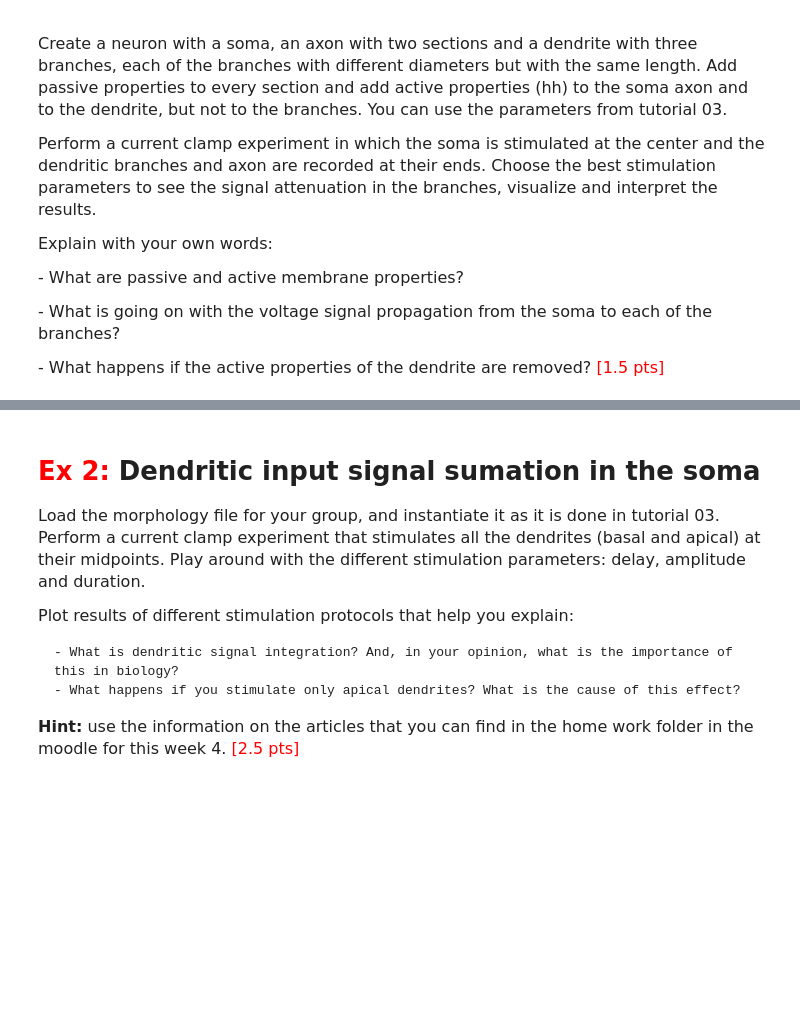
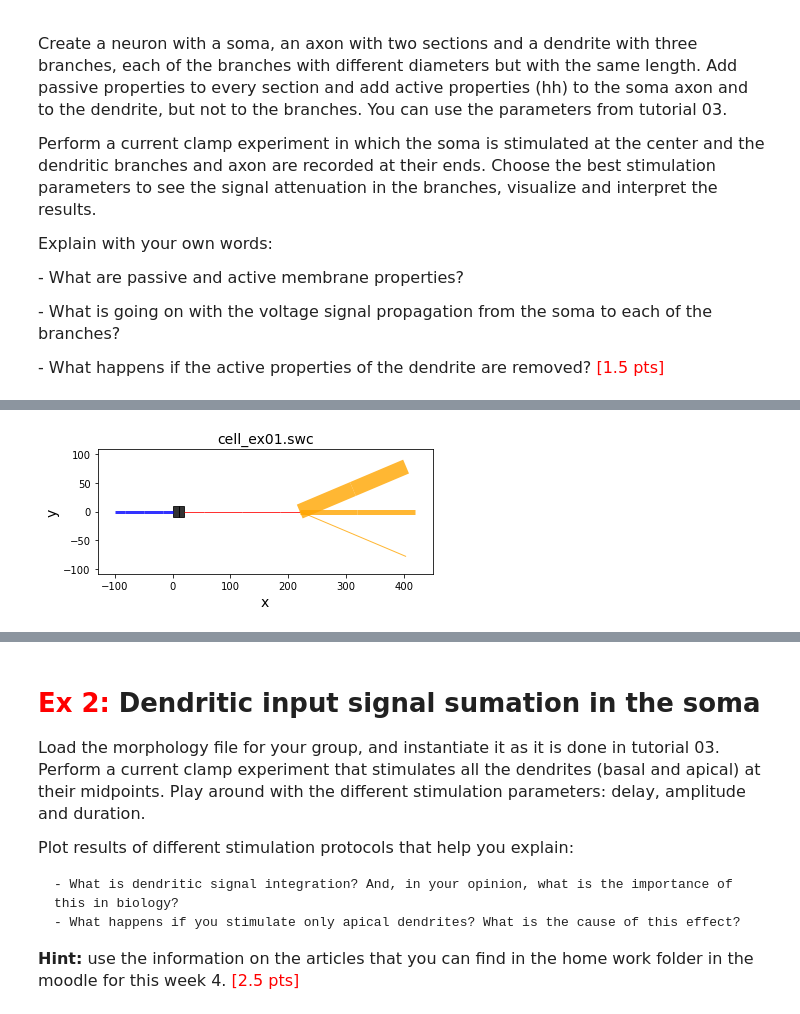
Before and after one commit to GBNTN/In_Silico_Homeworks, a Jupyter notebook: Week4_HomeWork_Martim.ipynb, the cells around one changed output, grey strips where cells are left out. Cells and saved outputs as stored; diff of their text form; code cells hidden in the pictures; blank space fills up the shorter version.

```diff
--- a/Week4_HomeWork_Martim.ipynb
+++ b/Week4_HomeWork_Martim.ipynb
@@ -34,0 +129,94 @@ __IMPORTANT:__<font size = "3"> Exercises in <font color='red'>red</font> are ma
+# %%
+# SOMA
+soma = h.Section(name='soma')
+soma.L = 20       # length (µm)
+soma.diam = 20    # diameter (µm)
+soma.Ra = 123.0   # axial resistivity (Ω*cm)
+soma.cm = 1       # capacitance (µF/cm^2)
+
+# Axon section - (blue in plot)
+axon = h.Section(name='axon')
+axon.diam = 3
+axon.L = 100      # length (µm)
+axon.nseg = 3     # diameter (µm)
+axon.Ra = 123.0   # axial resistivity (Ω*cm)
+axon.cm = 1       # capacitance (µF/cm^2)
+
+# DENDRITE - (red in plot)
+dend = h.Section(name='dend')
+dend.L = 200       # length (µm)
+dend.diam = 1     # diameter (µm)
+dend.nseg = 3    # number of segments
+dend.Ra = 123.0   # axial resistivity (Ω*cm)
+dend.cm = 1       # capacitance (µF/cm^2)
+
+# Topology
+axon.connect(soma(0))
+dend.connect(soma(1))
+
+# Passive properties
+soma.insert('pas')
+for seg in soma:
+    seg.pas.g = 0.0003 # Conductance of the leak channels (in S/cm2)
+    seg.pas.e = -70    # Leak reversal potential, it influences the steady state membrane potential
+
+axon.insert('pas')
+for seg in axon:
+    seg.pas.g = 0.0003 # Conductance of the leak channels (in S/cm2)
+    seg.pas.e = -70    # Leak reversal potential, it influences the steady state membrane potential
+
+dend.insert('pas')
+for seg in dend:
+    seg.pas.g = 0.0003 # Conductance of the leak channels (in S/cm2)
+    seg.pas.e = -70    # Leak reversal potential, it influences the steady state membrane potential$
+
+# Active properties
+soma.insert('hh')
+for seg in soma:
+    seg.hh.gkbar = 0.1   # Maximal conductance of the potassium channels
+    seg.hh.gnabar = 0.4  # Maximal conductance of the sodium channels
+
+axon.insert('hh')
+for seg in axon:
+    seg.hh.gkbar = 0.1   # Maximal conductance of the potassium channels
+    seg.hh.gnabar = 0.4  # Maximal conductance of the sodium channels
+
+dend.insert('hh')
+for seg in dend:
+    seg.hh.gkbar = 0.1   # Maximal conductance of the potassium channels
+    seg.hh.gnabar = 0.4  # Maximal conductance of the sodium channels
+
+# DENDRITIC BRANCHES
+branch_0 = h.Section(name='branch_0')
+branch_1 = h.Section(name='branch_1')
+branch_2 = h.Section(name='branch_2')
+
+# Branch geometry
+# thick
+branch_0.L = 200
+branch_0.diam = 15
+# middle
+branch_1.L = 200
+branch_1.diam = 5
+# thin
+branch_2.L = 200
+branch_2.diam = 1
+
+# Connect them
+branch_0.connect(dend(1))
+branch_1.connect(dend(1))
+branch_2.connect(dend(1))
+
+# Passive properties in dendrite branches
+branches = [branch_0, branch_1, branch_2]
+
+for branch in branches:
+    branch.Ra = 130.0   # axial resistivity (Ω*cm)
+    branch.cm = 1       # capacitance (µF/cm^2)
+    branch.insert('pas')
+    for seg in branch:
+        seg.pas.g = 0.0003 # Conductance of the leak channels (in S/cm2)
+        seg.pas.e = -70    # Leak reversal potential, it influences the steady state membrane potential
+
+plot_morphology("cell_ex01")
+# %% [output]
@@ -34,0 +233 @@ __IMPORTANT:__<font size = "3"> Exercises in <font color='red'>red</font> are ma
+[figure, added]
```
Also changed, not shown: parts of 11 cells of this notebook.
